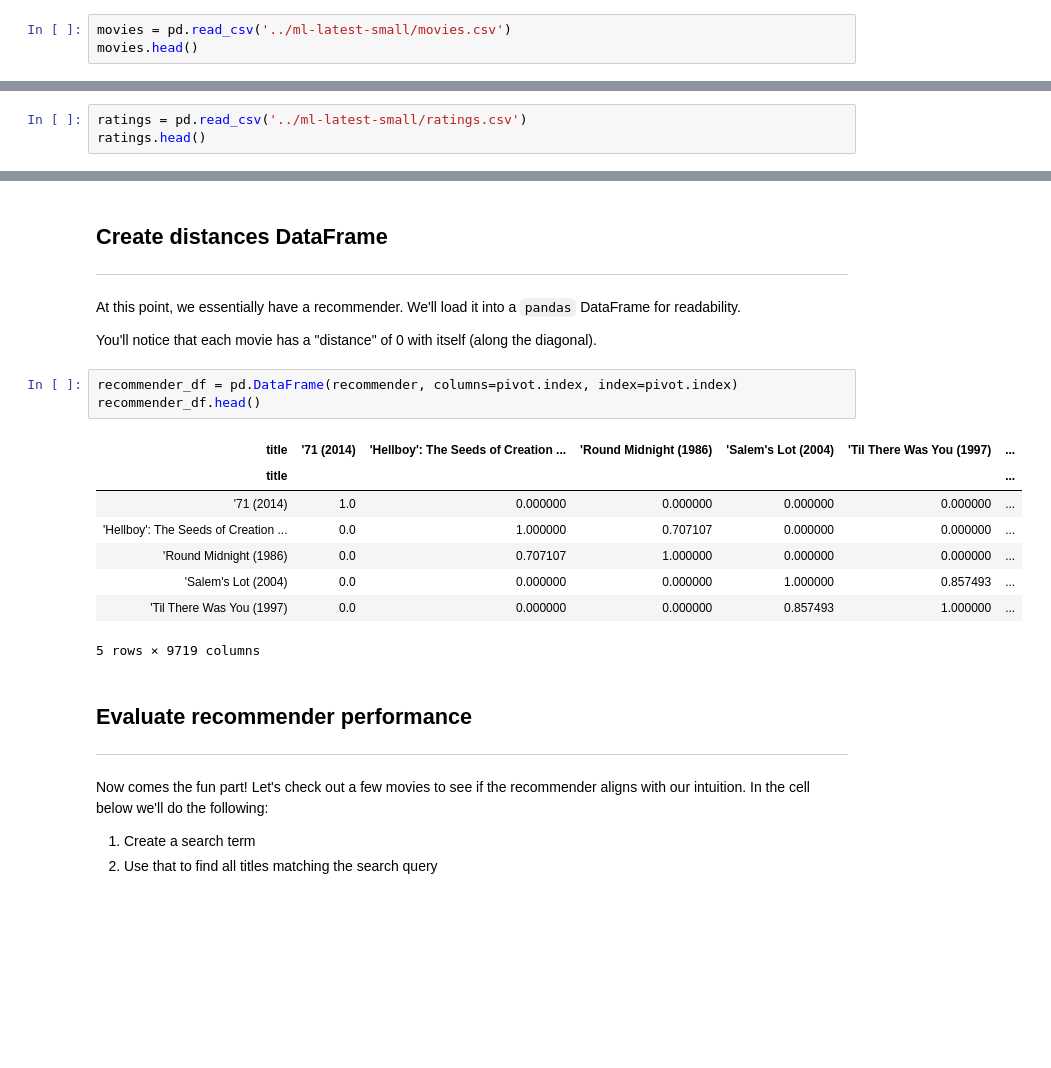
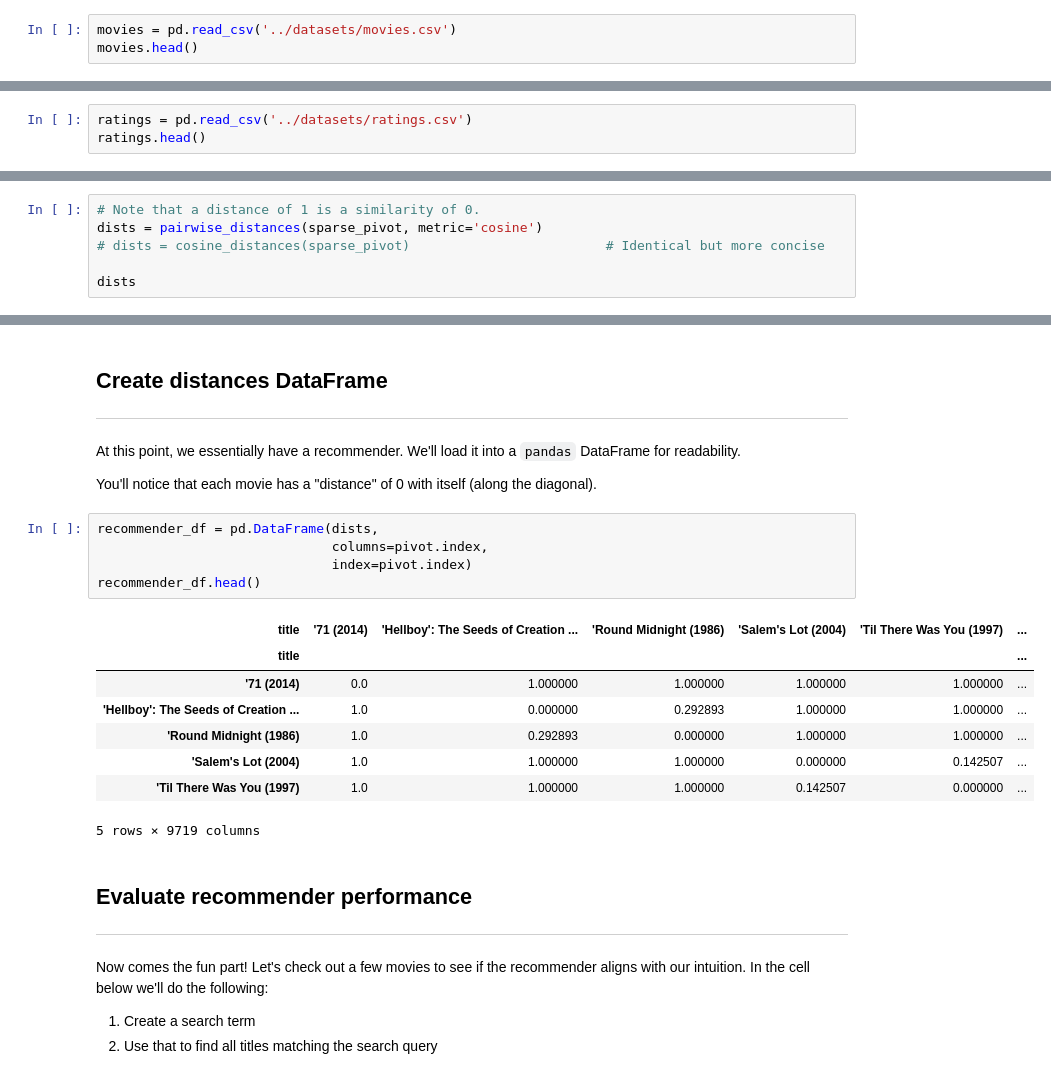
Before and after one commit to ga-curriculum/lesson-recommender-systems, a Jupyter notebook: solution-code/solution-code.ipynb, the cells around one changed output, grey strips where cells are left out. Cells and saved outputs as stored; diff of their text form; blank space fills up the shorter version.

```diff
--- a/solution-code/solution-code.ipynb
+++ b/solution-code/solution-code.ipynb
@@ -16,7 +17,7 @@ from sklearn.metrics.pairwise import pairwise_distances, cosine_similarity
 
 We'll be using the [MovieLens](https://grouplens.org/datasets/movielens/) dataset for building our recommendation engine. There are two CSVs (`movies.csv` and `ratings.csv`) that we'll eventually inner join.
 # %%
-movies = pd.read_csv('../ml-latest-small/movies.csv')
+movies = pd.read_csv('../datasets/movies.csv')
 movies.head()
 # %% [output]
 |  | movieId | title | genres |
@@ -26,7 +27,7 @@ movies.head()
 | 3 | 4 | Waiting to Exhale (1995) | Comedy|Drama|Romance |
 | 4 | 5 | Father of the Bride Part II (1995) | Comedy |
 # %%
-ratings = pd.read_csv('../ml-latest-small/ratings.csv')
+ratings = pd.read_csv('../datasets/ratings.csv')
 ratings.head()
 # %% [output]
 |  | userId | movieId | rating | timestamp |
@@ -130,0 +137,6 @@ recommender = cosine_similarity(sparse_pivot)
+# %%
+# Note that a distance of 1 is a similarity of 0.
+dists = pairwise_distances(sparse_pivot, metric='cosine')
+# dists = cosine_distances(sparse_pivot)                         # Identical but more concise
+
+dists
@@ -136,16 +175,18 @@ At this point, we essentially have a recommender. We'll load it into a `pandas`
 
 You'll notice that each movie has a "distance" of 0 with itself (along the diagonal).
 # %%
-recommender_df = pd.DataFrame(recommender, columns=pivot.index, index=pivot.index)
+recommender_df = pd.DataFrame(dists,
+                              columns=pivot.index,
+                              index=pivot.index)
 recommender_df.head()
 # %% [output]
 | title | '71 (2014) | 'Hellboy': The Seeds of Creation ... | 'Round Midnight (1986) | 'Salem's Lot (2004) | 'Til There Was You (1997) | ... |
 | title |  |  |  |  |  | ... |
-| '71 (2014) | 1.0 | 0.000000 | 0.000000 | 0.000000 | 0.000000 | ... |
-| 'Hellboy': The Seeds of Creation ... | 0.0 | 1.000000 | 0.707107 | 0.000000 | 0.000000 | ... |
-| 'Round Midnight (1986) | 0.0 | 0.707107 | 1.000000 | 0.000000 | 0.000000 | ... |
-| 'Salem's Lot (2004) | 0.0 | 0.000000 | 0.000000 | 1.000000 | 0.857493 | ... |
-| 'Til There Was You (1997) | 0.0 | 0.000000 | 0.000000 | 0.857493 | 1.000000 | ... |
+| '71 (2014) | 0.0 | 1.000000 | 1.000000 | 1.000000 | 1.000000 | ... |
+| 'Hellboy': The Seeds of Creation ... | 1.0 | 0.000000 | 0.292893 | 1.000000 | 1.000000 | ... |
+| 'Round Midnight (1986) | 1.0 | 0.292893 | 0.000000 | 1.000000 | 1.000000 | ... |
+| 'Salem's Lot (2004) | 1.0 | 1.000000 | 1.000000 | 0.000000 | 0.142507 | ... |
+| 'Til There Was You (1997) | 1.0 | 1.000000 | 1.000000 | 0.142507 | 0.000000 | ... |
 5 rows × 9719 columns
 # %% [markdown]
 ## Evaluate recommender performance
```
Also changed, not shown: parts of 10 cells of this notebook, 9 other files.
